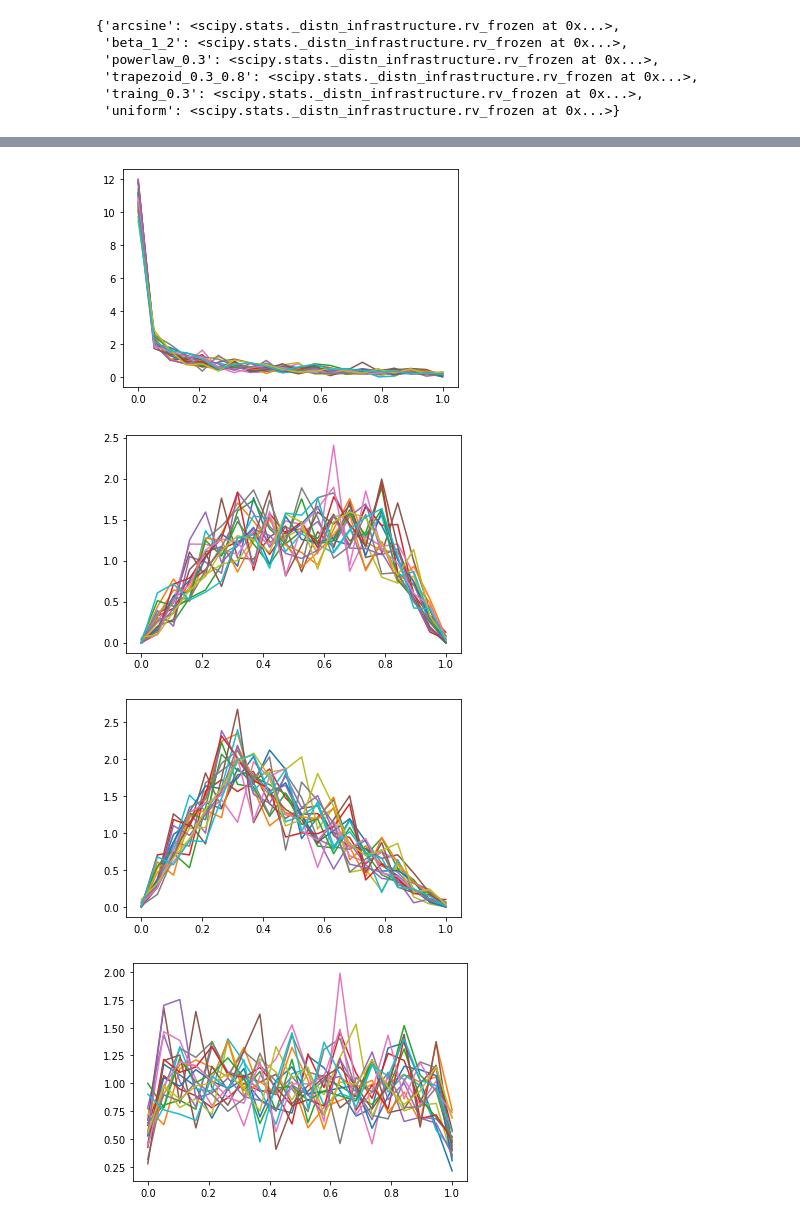
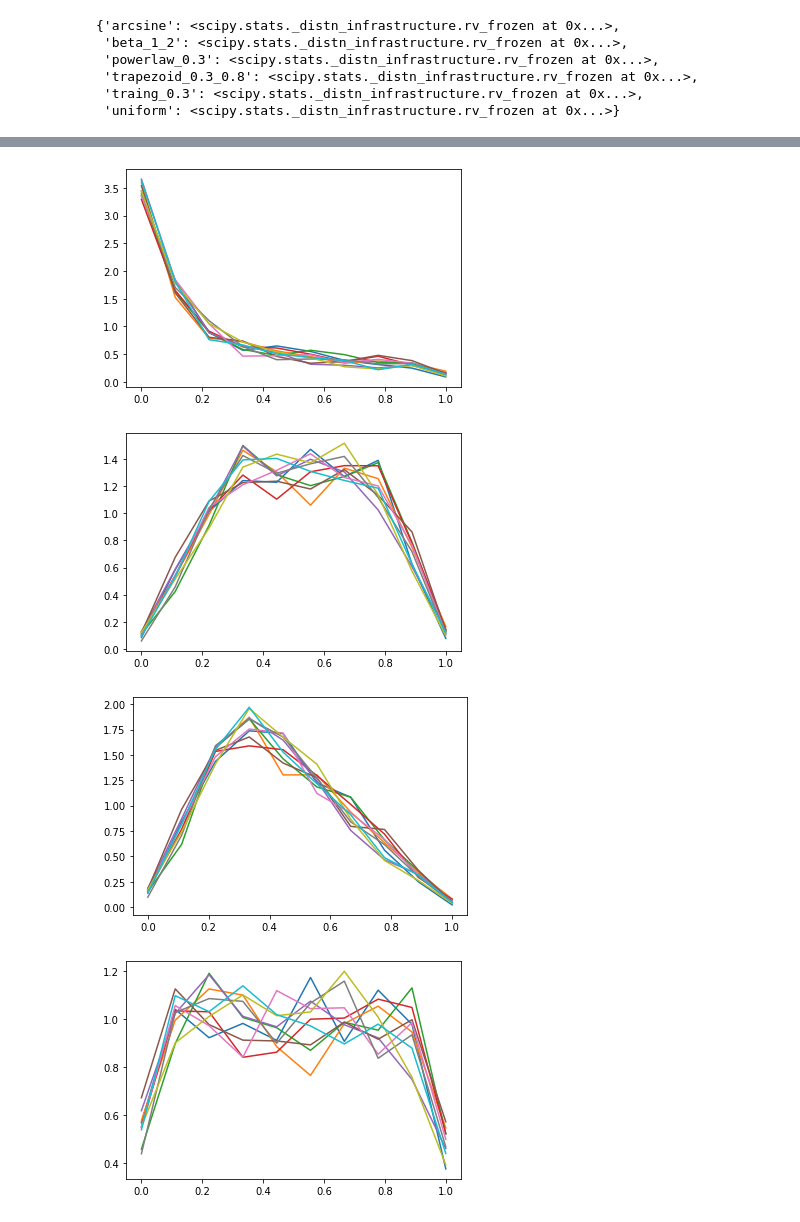
Before and after one commit to sheilafarrahi/thesis, a Jupyter notebook: kde.ipynb, the cells around one changed output, grey strips where cells are left out. Drawn from its saved outputs; the diff is of its cells as text; code cells hidden in the pictures.

```diff
--- a/kde.ipynb
+++ b/kde.ipynb
@@ -20,5 +23,5 @@ importlib.reload(modules)
 # %%
-bounded_dists = modules.get_bounded_distribution()
+bounded_dists = dm.get_bounded_distribution()
 bounded_dists
 # %% [output]
 {'arcsine': <scipy.stats._distn_infrastructure.rv_frozen at 0x...>,
@@ -31,0 +33,4 @@ kde_df = modules.get_kde_estimates(bounded_dists, 20, 500, 20, 0.01)
+# %%
+ x = np.linspace(0,1,10)
+kde_df = dem.get_kde_estimates(bounded_dists, nr_sample=20, sample_size=500, x_values=10, bandwidth=0.05)
+# automatic bandwidth
@@ -33,10 +54,10 @@ kde_df = modules.get_kde_estimates(bounded_dists, 20, 500, 20, 0.01)
 for name,distr in (bounded_dists.items()):
     fig, ax = plt.subplots()
     temp = kde_df.loc[kde_df['dist']==name]
-    for i in range(20):
+    for i in range(10):
         y = temp.iloc[i]
-        y = y[0:20]
-        x = np.linspace(0,1,20)
+        y = y[0:10] # use drop instead
+        x = np.linspace(0,1,10)
 
         ax.plot(x,y)
 # %% [output]
@@ -45,7 +66,7 @@ for name,distr in (bounded_dists.items()):
-[figure, old version]
+[figure, new version]
-[figure, old version]
+[figure, new version]
-[figure, old version]
+[figure, new version]
-[figure, old version]
+[figure, new version]
 # %%
 def prepare_data(df, test_size):
     X = df.drop('dist', axis=1)
```
Also changed, not shown: parts of 13 cells of this notebook, 6 other files.
